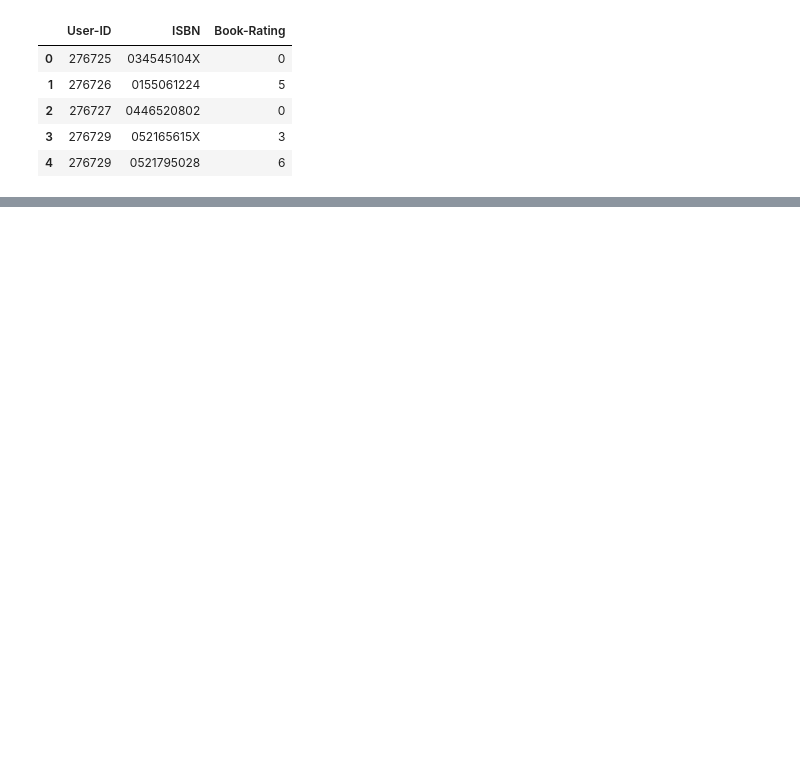
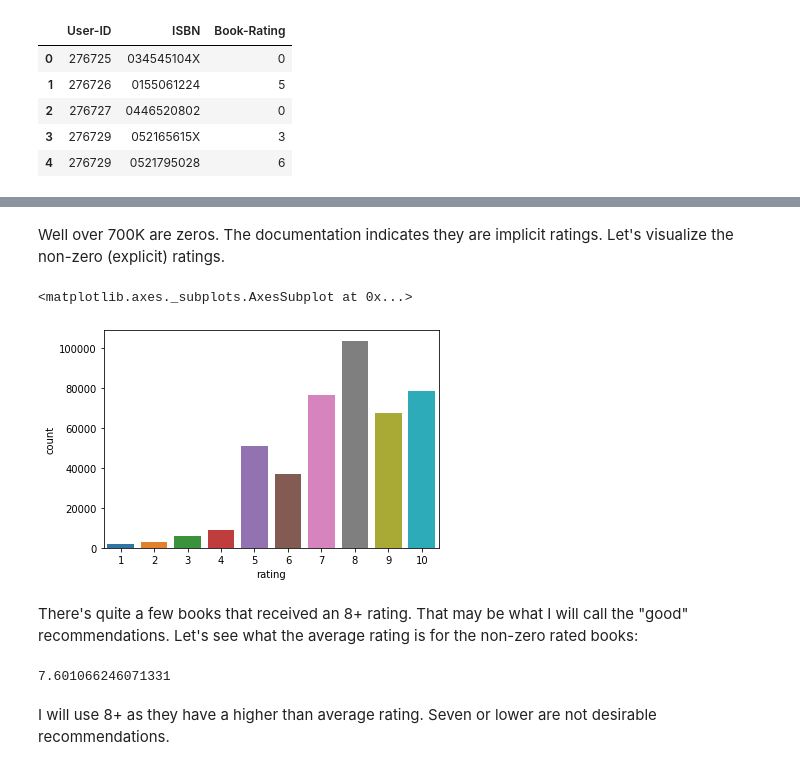
Before and after one commit to mikeasilva/CUNY-SPS, a Jupyter notebook: DATA612/Project4.ipynb, the cells around one changed output, grey strips where cells are left out. Drawn from its saved outputs; the diff is of its cells as text; code cells hidden in the pictures; blank space fills up the shorter version.

```diff
--- a/DATA612/Project4.ipynb
+++ b/DATA612/Project4.ipynb
@@ -69,0 +68,6 @@ items.head()
+# %%
+item_index = pd.DataFrame({"ISBN": ratings["ISBN"].unique()}).reset_index().rename(columns={"index": "book_id"})
+user_index = pd.DataFrame({"User-ID": ratings["User-ID"].unique()}).reset_index().rename(columns={"index": "user_id"})
+ratings = pd.merge(ratings, item_index).drop(columns=["ISBN"])
+ratings = pd.merge(ratings, user_index).drop(columns=["User-ID"]).rename(columns={"Book-Rating": "rating"})
+ratings
@@ -69,0 +106,17 @@ items.head()
+# %% [markdown]
+Well over 700K are zeros.  The documentation indicates they are implicit ratings.  Let's visualize the non-zero (explicit) ratings.
+# %%
+non_zero_ratings = ratings[ratings["rating"] > 0].reset_index(drop=True)
+sns.countplot(x="rating", data=non_zero_ratings)
+# %% [output]
+<matplotlib.axes._subplots.AxesSubplot at 0x...>
+[figure, added]
+# %% [markdown]
+There's quite a few books that received an 8+ rating.  That may be what I will call the "good" recommendations.  Let's see what the average rating is for the non-zero rated books:
+# %%
+average_non_zero_rating = non_zero_ratings["rating"].mean()
+average_non_zero_rating
+# %% [output]
+7.601066246071331
+# %% [markdown]
+I will use 8+ as they have a higher than average rating.  Seven or lower are not desirable recommendations.
```
Also changed, not shown: parts of 26 cells of this notebook.
